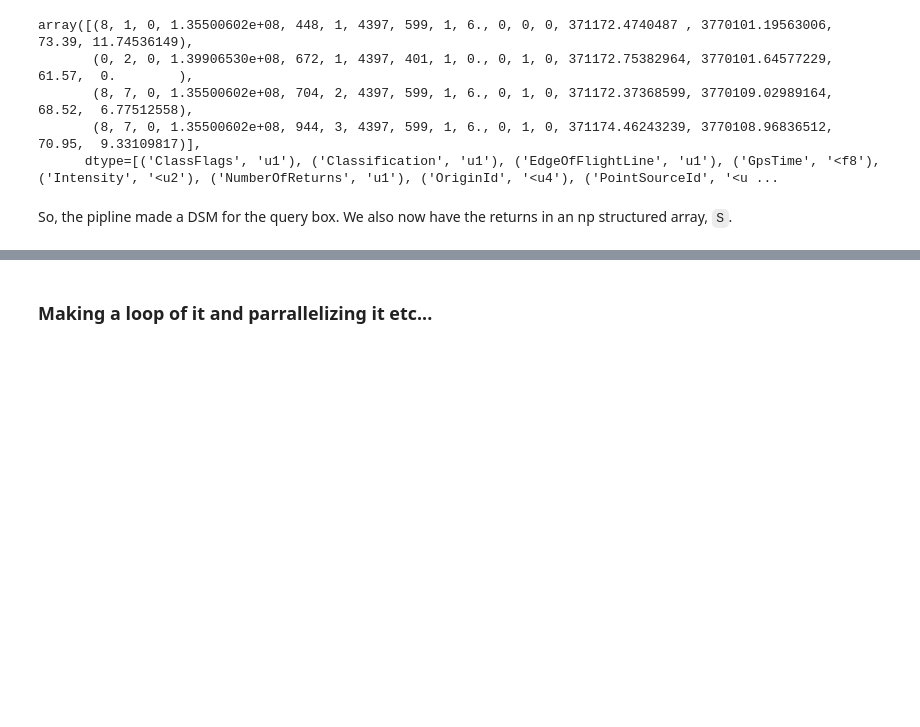
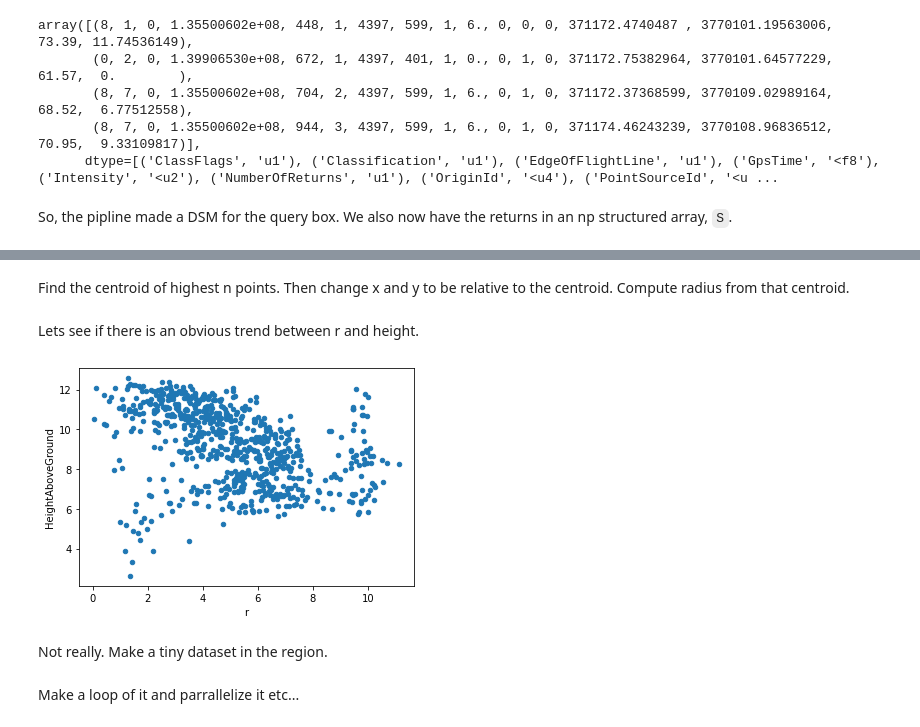
Before and after one commit to kulpojke/UrbanForest, a Jupyter notebook: Allometry/la_sunset_allo.ipynb, the cells around one changed output, grey strips where cells are left out. Cells and saved outputs as stored; diff of their text form; code cells hidden in the pictures; blank space fills up the shorter version.

```diff
--- a/Allometry/la_sunset_allo.ipynb
+++ b/Allometry/la_sunset_allo.ipynb
@@ -362,0 +494,3 @@ from sklearn.ensemble import RandomForestRegressor
+# %%
+df = pd.DataFrame(veg)
+df.head()
@@ -362,0 +504,20 @@ from sklearn.ensemble import RandomForestRegressor
+# %% [markdown]
+Find the centroid of highest n points. Then change x and y to be relative to the centroid. Compute radius from that centroid.
+# %%
+n = 5
+tops = df[['X', 'Y', 'HeightAboveGround']].sort_values(ascending=False, by='HeightAboveGround')
+x = tops.head(n).X.mean()
+y = tops.head(n).Y.mean()
+
+df['X'] = df.X - x
+df['Y'] = df.Y - y
+df['r'] = np.sqrt(df.X**2 + df.Y**2)
+df.sort_values(ascending=True, by='r', inplace=True)
+# %% [markdown]
+Lets see if there is an obvious trend between r and height.
+# %%
+df.plot.scatter(x='r', y='HeightAboveGround');
+# %% [output]
+[figure, added]
+# %% [markdown]
+Not really.  Make a tiny dataset in the region.
@@ -363,5 +527,5 @@ from sklearn.ensemble import RandomForestRegressor
 # %% [markdown]
-### Making a loop of it and parrallelizing it etc...  ###
+Make a loop of it and parrallelize it etc...
 # %%
 #from tqdm import tqdm
 from dask import delayed
```
Also changed, not shown: parts of 21 cells of this notebook, 1 other file.
